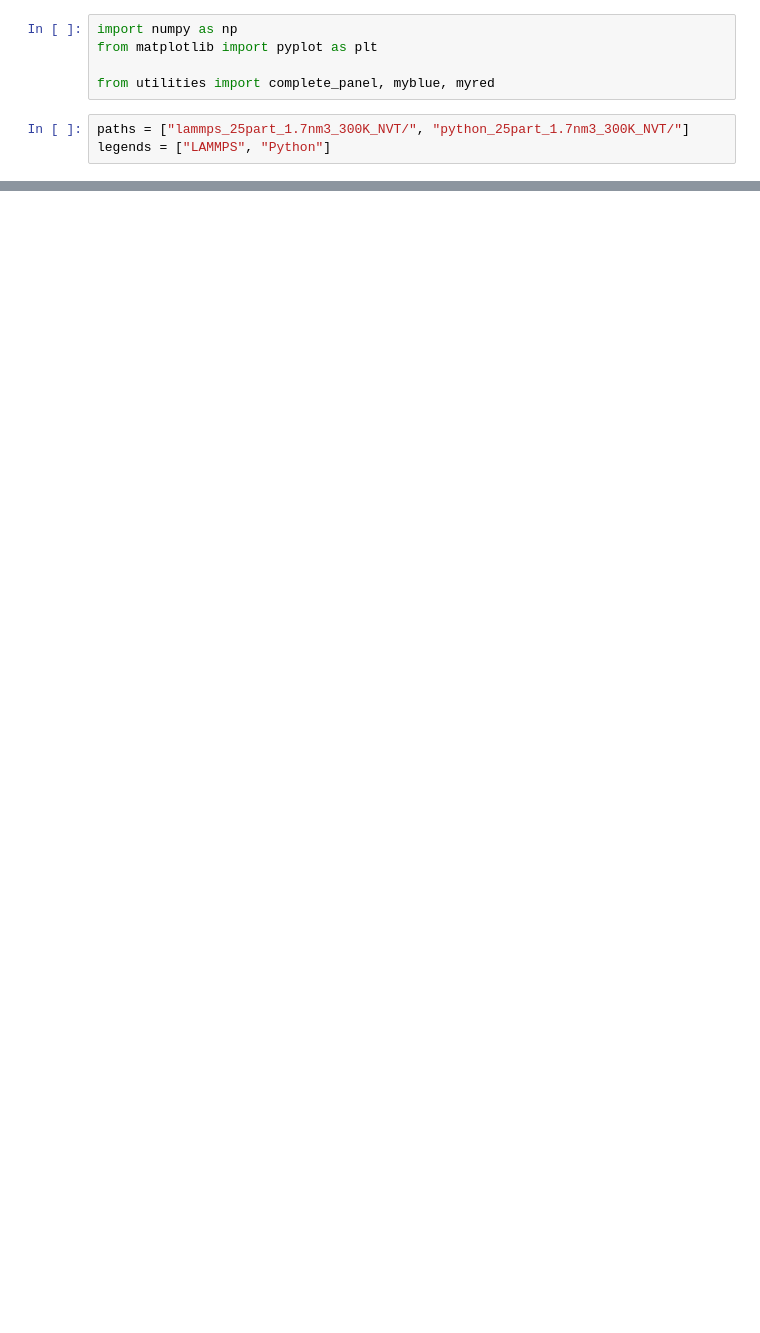
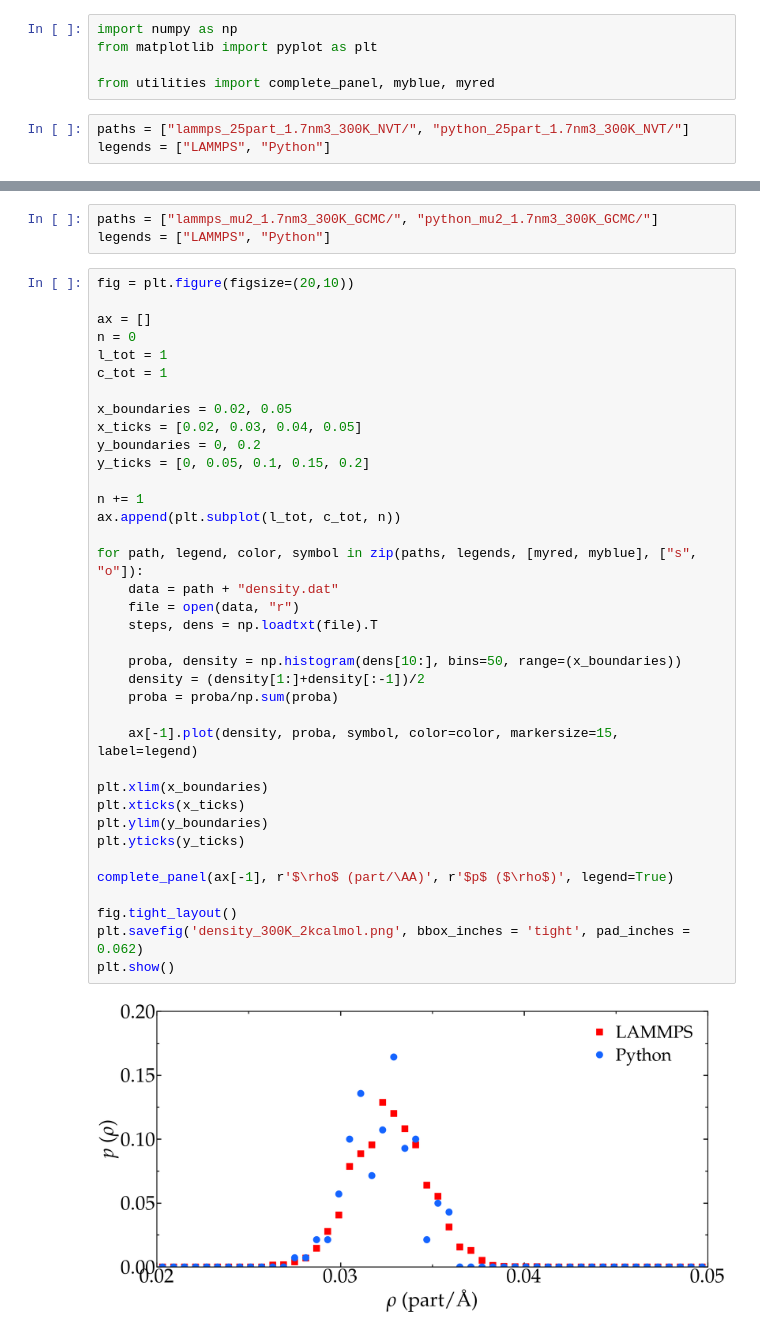
Before and after one commit to mdcourse/mdcourse.github.io, a Jupyter notebook: benchmark/benchmark_300K.ipynb, the cells around one changed output, grey strips where cells are left out. Cells and saved outputs as stored; diff of their text form; blank space fills up the shorter version.

```diff
--- a/benchmark/benchmark_300K.ipynb
+++ b/benchmark/benchmark_300K.ipynb
@@ -159,0 +160,42 @@ plt.show()
+# %%
+paths = ["lammps_mu2_1.7nm3_300K_GCMC/", "python_mu2_1.7nm3_300K_GCMC/"]
+legends = ["LAMMPS", "Python"]
+# %%
+fig = plt.figure(figsize=(20,10))
+
+ax = []
+n = 0
+l_tot = 1
+c_tot = 1
+
+x_boundaries = 0.02, 0.05
+x_ticks = [0.02, 0.03, 0.04, 0.05]
+y_boundaries = 0, 0.2
+y_ticks = [0, 0.05, 0.1, 0.15, 0.2]
+
+n += 1
+ax.append(plt.subplot(l_tot, c_tot, n))
+
+for path, legend, color, symbol in zip(paths, legends, [myred, myblue], ["s", "o"]):
+    data = path + "density.dat"
+    file = open(data, "r")
+    steps, dens = np.loadtxt(file).T
+
+    proba, density = np.histogram(dens[10:], bins=50, range=(x_boundaries))
+    density = (density[1:]+density[:-1])/2
+    proba = proba/np.sum(proba)
+
+    ax[-1].plot(density, proba, symbol, color=color, markersize=15, label=legend)
+
+plt.xlim(x_boundaries)
+plt.xticks(x_ticks)
+plt.ylim(y_boundaries)
+plt.yticks(y_ticks)
+
+complete_panel(ax[-1], r'$\rho$ (part/\AA)', r'$p$ ($\rho$)', legend=True)
+
+fig.tight_layout()
+plt.savefig('density_300K_2kcalmol.png', bbox_inches = 'tight', pad_inches = 0.062)
+plt.show()
+# %% [output]
+[figure, added]
```
Also changed, not shown: parts of 3 cells of this notebook, 11 other files.
